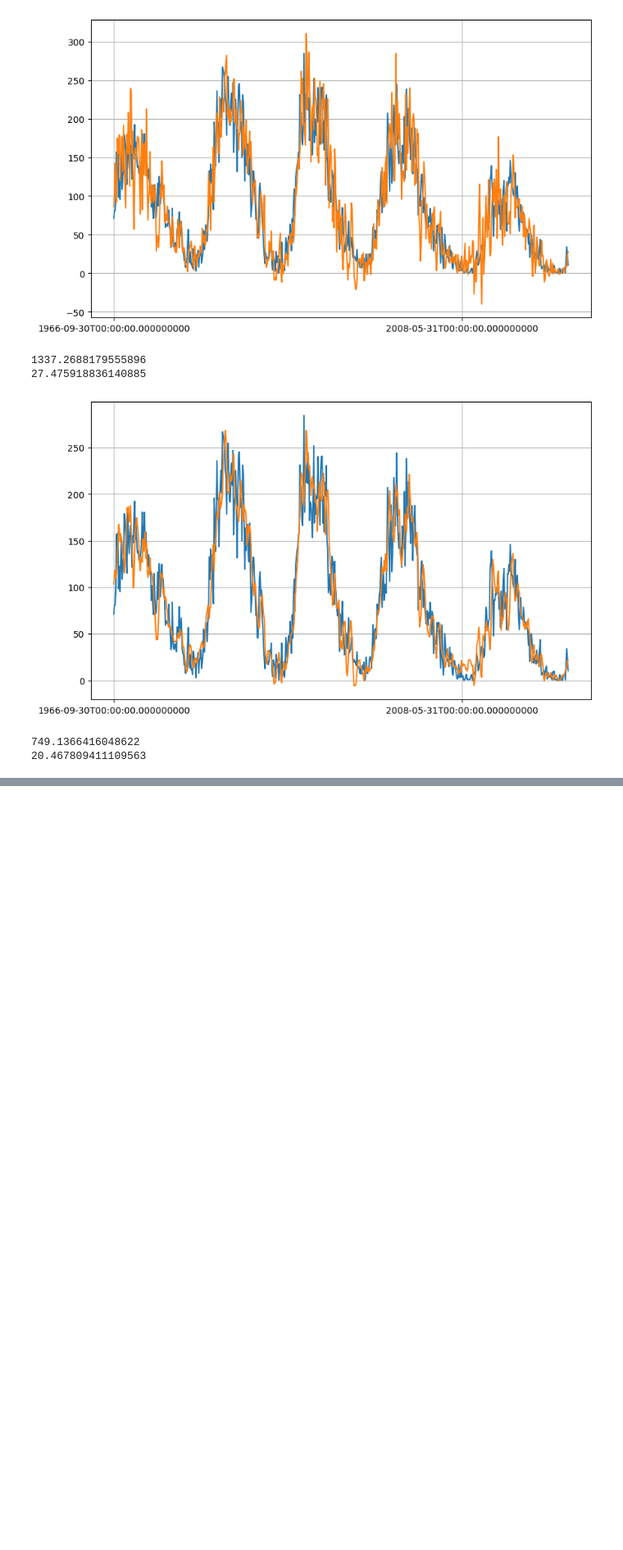
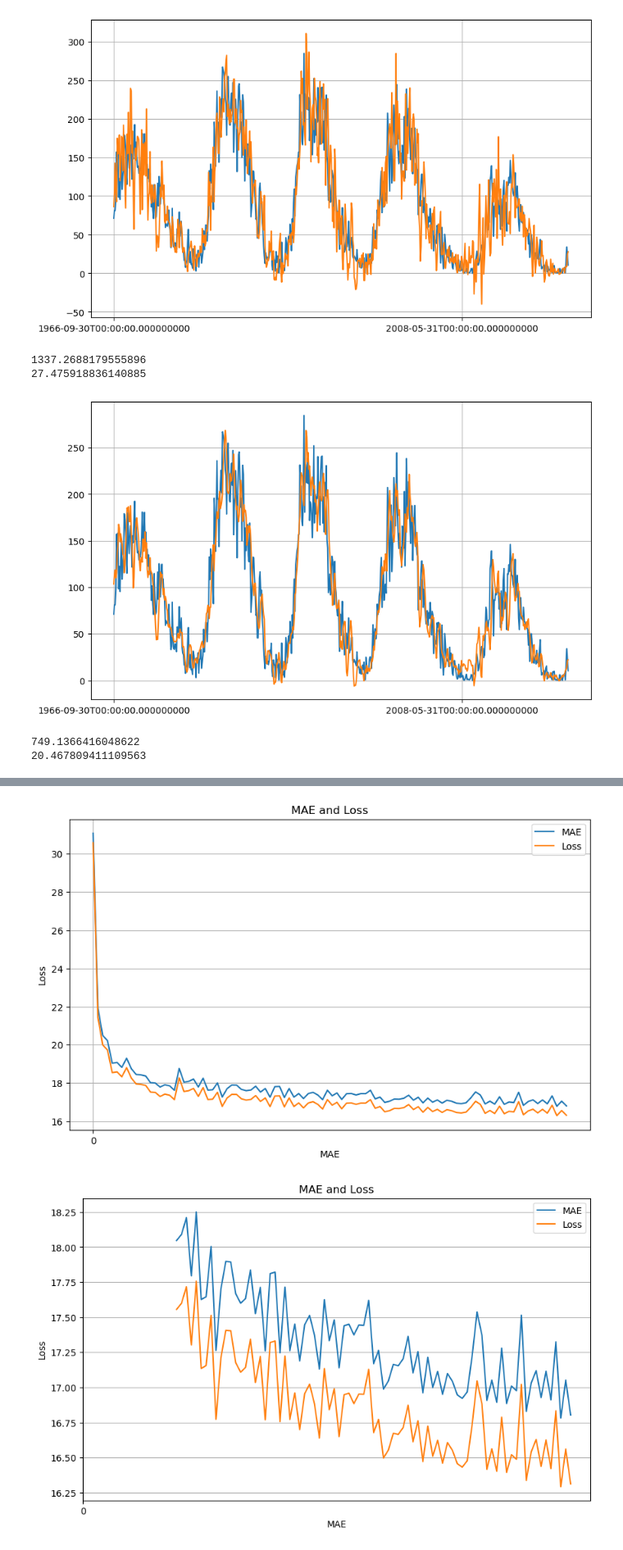
Before and after one commit to Nwankwo-Nnaemeka/sunspot, a Jupyter notebook: sunspots.ipynb, the cells around one changed output, grey strips where cells are left out. Shown at 82% size. Cells and saved outputs as stored; diff of their text form; code cells hidden in the pictures; blank space fills up the shorter version.

```diff
--- a/sunspots.ipynb
+++ b/sunspots.ipynb
@@ -224,0 +338,19 @@ print(tf.keras.metrics.mean_absolute_error(valid_data_values, ts_smooth).numpy()
+# %%
+# Reset states generated by Keras
+tf.keras.backend.clear_session()
+
+# Reset the weights
+model.set_weights(init_weights)
+# %%
+# Set the learning rate
+learning_rate = 8e-7
+
+# Set the optimizer
+optimizer = tf.keras.optimizers.SGD(learning_rate=learning_rate, momentum=0.9)
+
+# Set the training parameters
+model.compile(loss=tf.keras.losses.Huber(),
+              optimizer=optimizer,
+              metrics=["mae"])
+# %%
+history = model.fit(dataset,epochs=100)
@@ -224,0 +375,36 @@ print(tf.keras.metrics.mean_absolute_error(valid_data_values, ts_smooth).numpy()
+# %%
+mae=history.history['mae']
+loss=history.history['loss']
+
+# Get number of epochs
+epochs=range(len(loss))
+
+# Plot mae and loss
+plot_series(
+    x=epochs,
+    y=(mae, loss),
+    title='MAE and Loss',
+    xlabel='MAE',
+    ylabel='Loss',
+    legend=['MAE', 'Loss']
+    )
+
+# Only plot the last 80% of the epochs
+zoom = int(epochs[-1] * 0.2)
+
+mae_zoom = mae[zoom:]
+loss_zoom = loss[zoom:]
+
+# Plot zoomed mae and loss
+plot_series(
+    x=epochs,
+    start = zoom,
+    y=(mae, loss),
+    title='MAE and Loss',
+    xlabel='MAE',
+    ylabel='Loss',
+    legend=['MAE', 'Loss']
+    )
+# %% [output]
+[figure, added]
+[figure, added]
```
Also changed, not shown: parts of 11 cells of this notebook.
